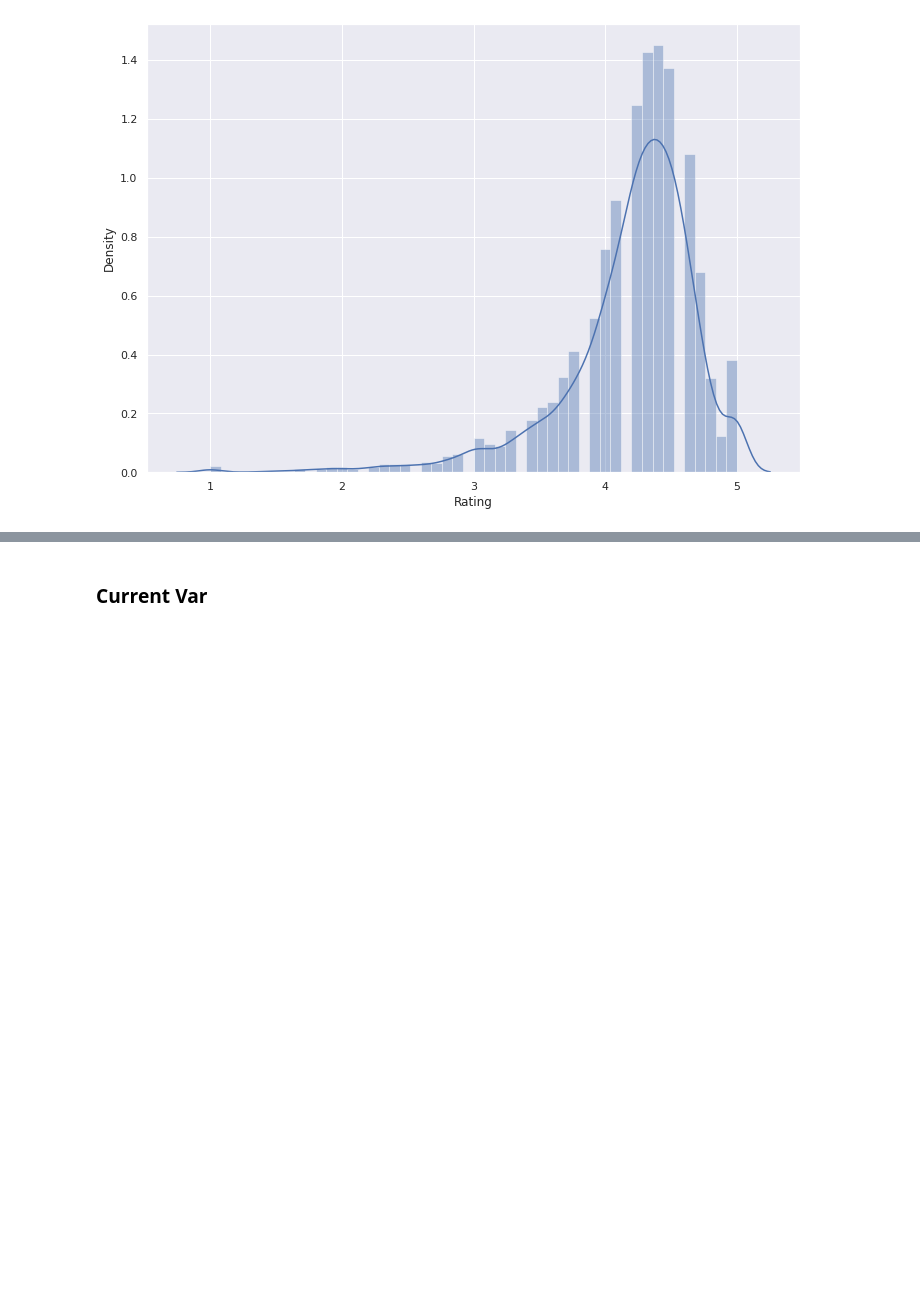
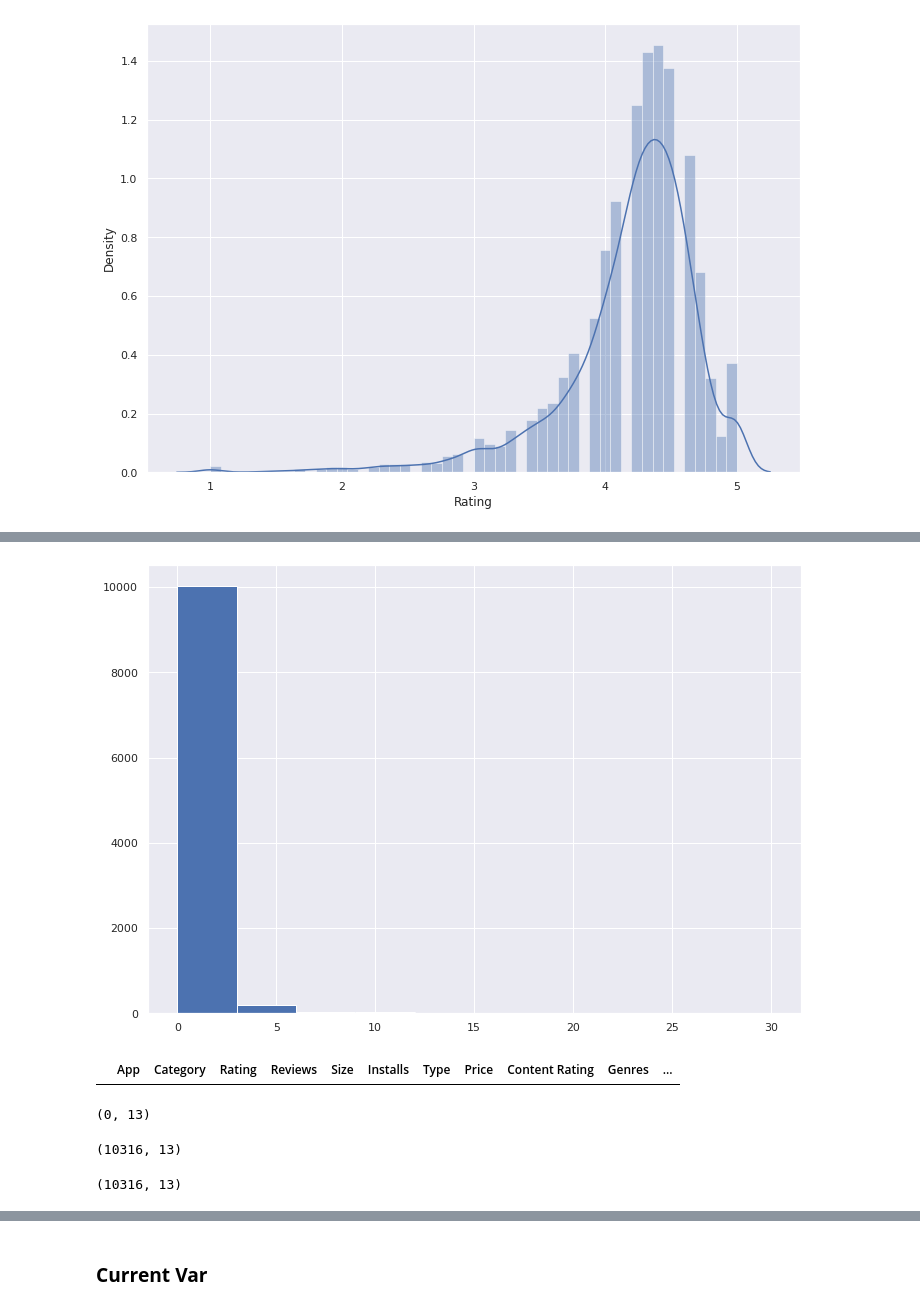
Before and after one commit to NaithaniAR/-Play-Store-App-Review-Analysis, a Jupyter notebook: Copy_of_Play_Store_App_Review_Analysis_Capstone_Project.ipynb, the cells around one changed output, grey strips where cells are left out. Cells and saved outputs as stored; diff of their text form; code cells hidden in the pictures; blank space fills up the shorter version.

```diff
--- a/Copy_of_Play_Store_App_Review_Analysis_Capstone_Project.ipynb
+++ b/Copy_of_Play_Store_App_Review_Analysis_Capstone_Project.ipynb
@@ -200,0 +321,15 @@ ax = sns.distplot(ddf['Rating'])
+# %%
+plt.hist(ddf.Price)
+plt.show()
+# %% [output]
+[figure, added]
+# %%
+ddf[ddf.Price > 30]
+# %% [output]
+|  | App | Category | Rating | Reviews | Size | Installs | Type | Price | Content Rating | Genres | ... |
+# %%
+print(ddf[ddf.Price > 30].shape)
+ddf.shape
+# %% [output]
+(0, 13)
+(10316, 13)
@@ -200,0 +338,4 @@ ax = sns.distplot(ddf['Rating'])
+# %%
+ddf.shape ## Shape of the Dataset changes from (10357, 13)
+# %% [output]
+(10316, 13)
```
Also changed, not shown: parts of 89 cells of this notebook.
